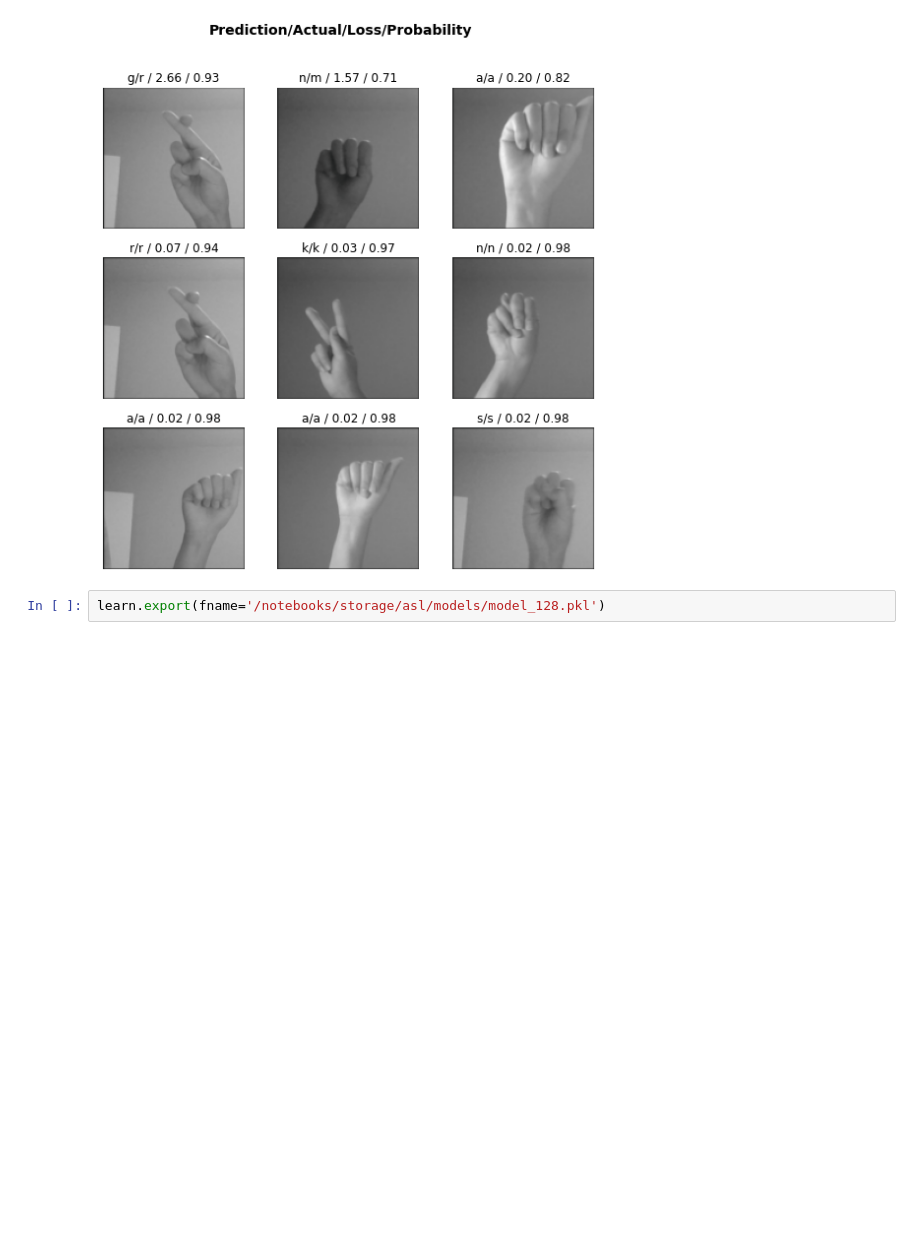
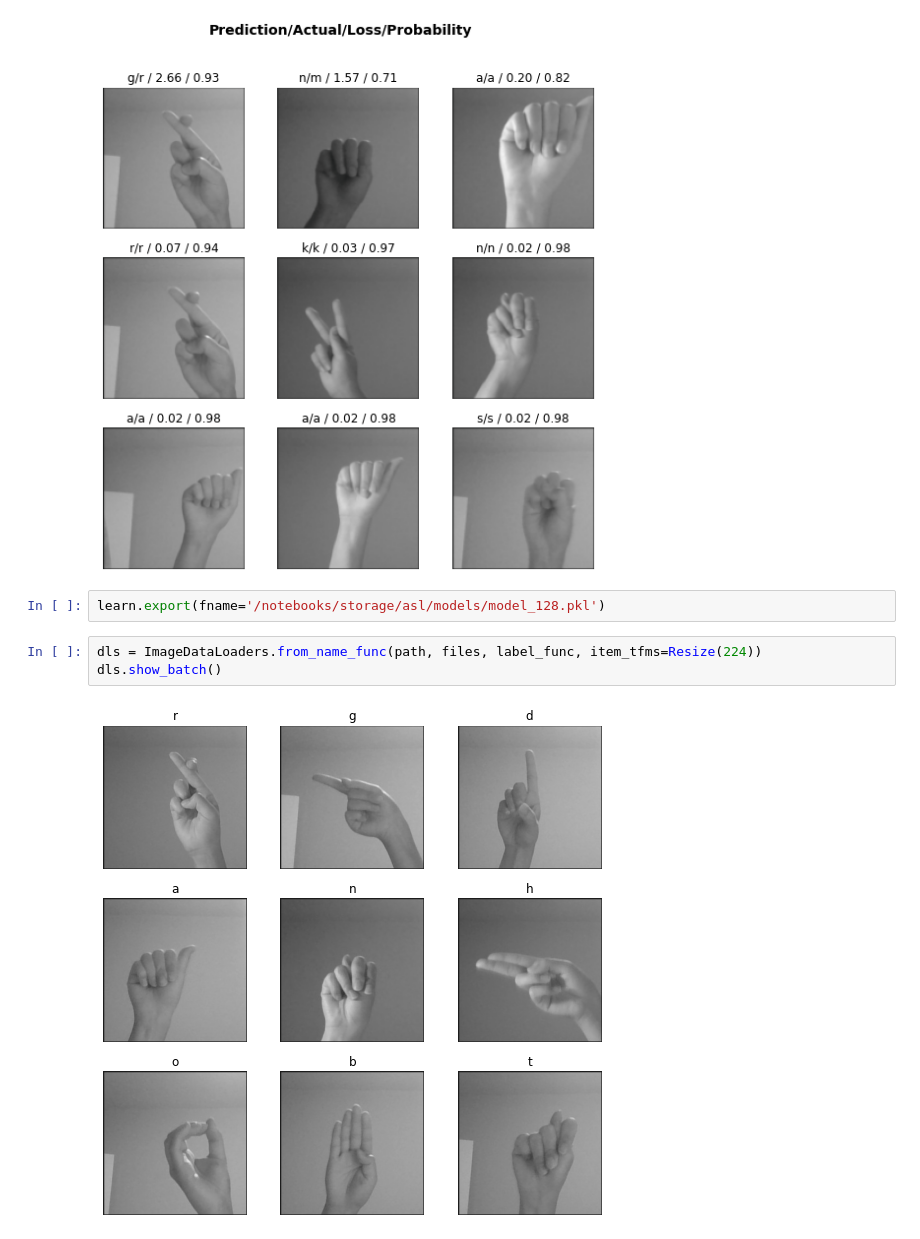
Before and after one commit to gracekang2/asl-alphabet-classifier, a Jupyter notebook: train_model.ipynb, the cells around one changed output. Drawn from its saved outputs; the diff is of its cells as text; blank space fills up the shorter version.

Commit message:
Trained 224x224 model with new data set

```diff
--- a/train_model.ipynb
+++ b/train_model.ipynb
@@ -48,3 +48,8 @@ interp.plot_top_losses(9)
 [figure]
 # %%
 learn.export(fname='/notebooks/storage/asl/models/model_128.pkl')
+# %%
+dls = ImageDataLoaders.from_name_func(path, files, label_func, item_tfms=Resize(224))
+dls.show_batch()
+# %% [output]
+[figure, added]
```
Also changed, not shown: parts of 6 cells of this notebook, 1 other file.
